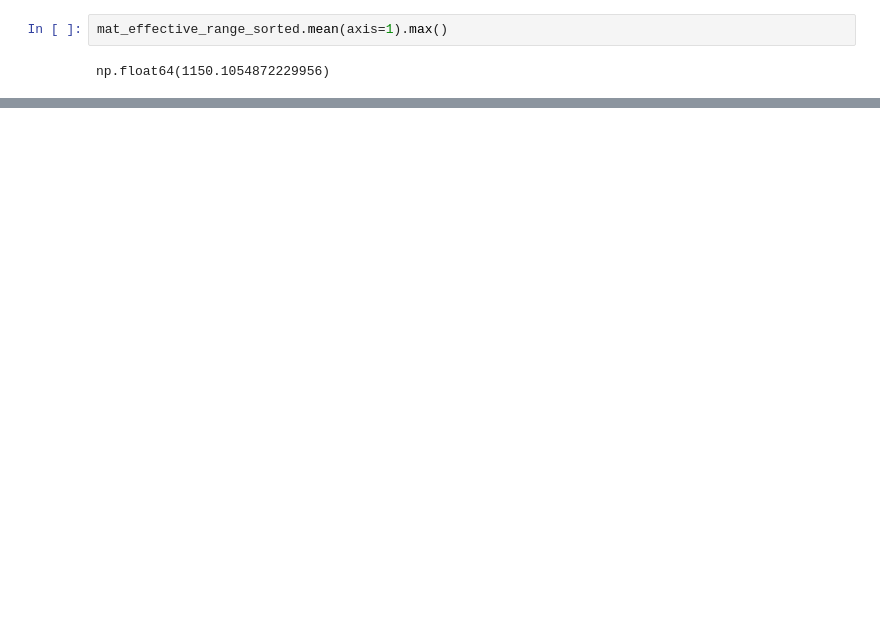
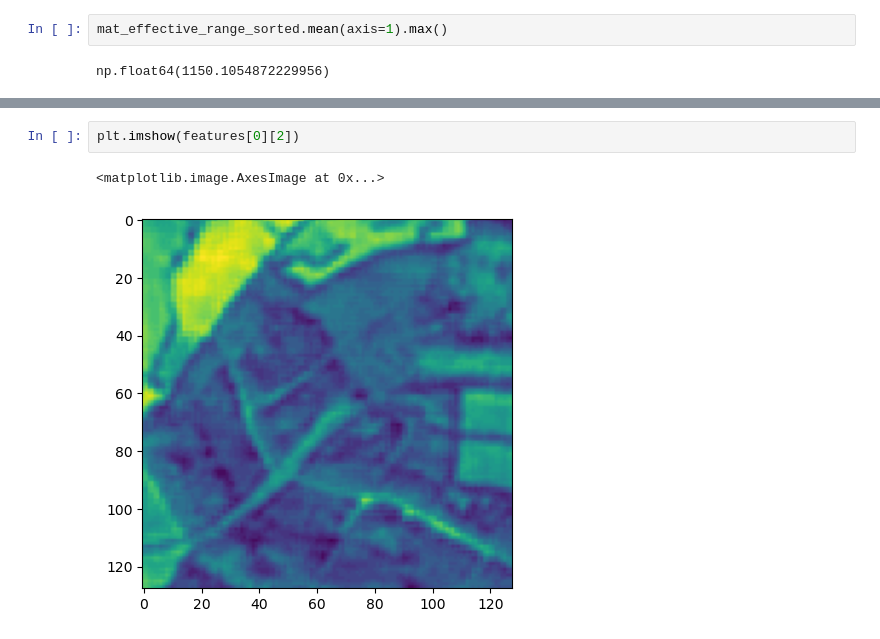
Before and after one commit to vdplasthijs/NeurEO, a Jupyter notebook: notebooks/Hypothesis free analysis.ipynb, the cells around one changed output, grey strips where cells are left out. Cells and saved outputs as stored; diff of their text form; blank space fills up the shorter version.

```diff
--- a/notebooks/Hypothesis free analysis.ipynb
+++ b/notebooks/Hypothesis free analysis.ipynb
@@ -288,0 +349,5 @@ plt.plot(mat_effective_range_sorted.mean(axis=1), corr_mat_sorted.mean(axis=1),
+# %%
+plt.imshow(features[0][2])
+# %% [output]
+<matplotlib.image.AxesImage at 0x...>
+[figure, added]
```
Also changed, not shown: parts of 8 cells of this notebook, 2 other files.
